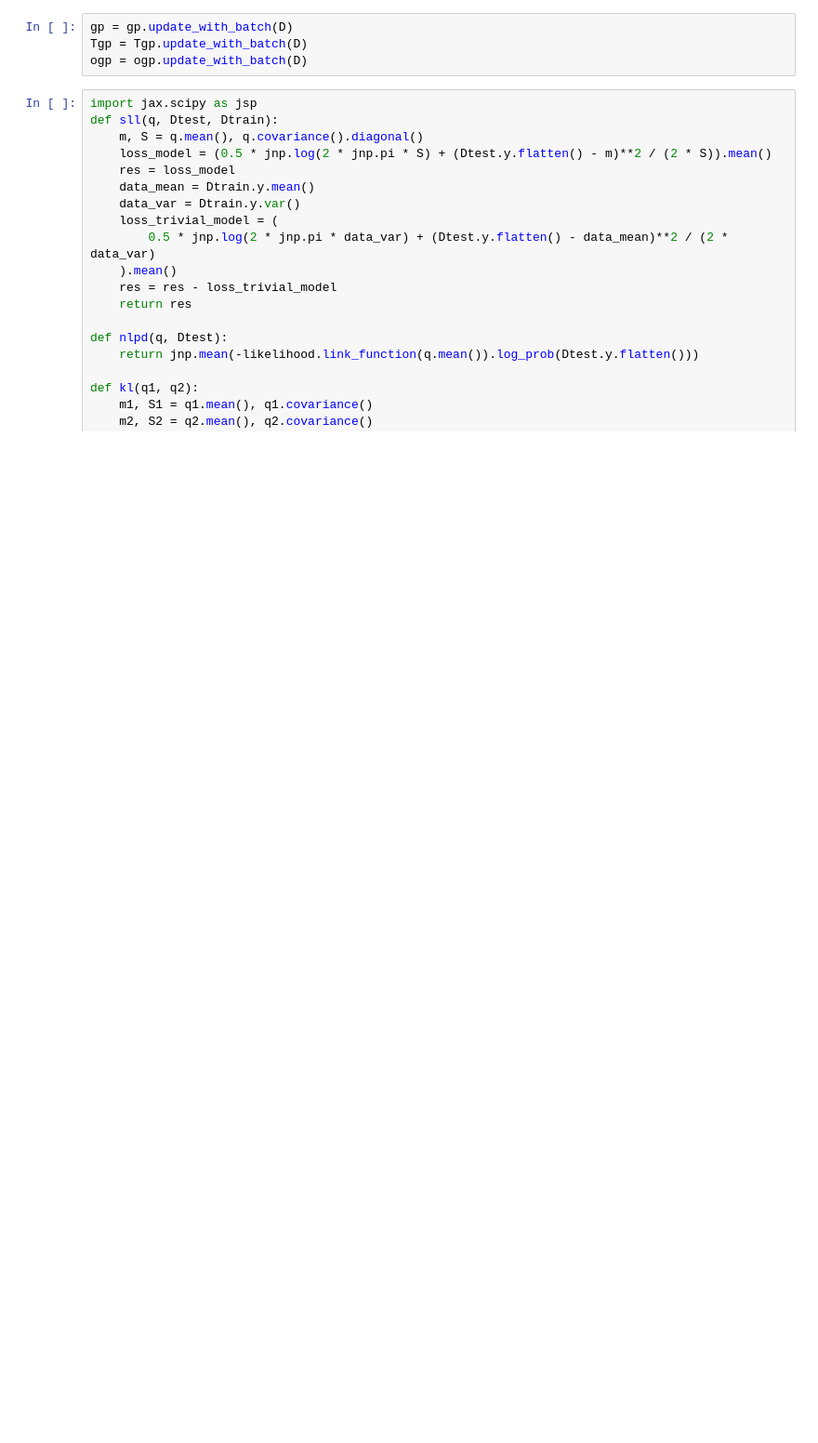
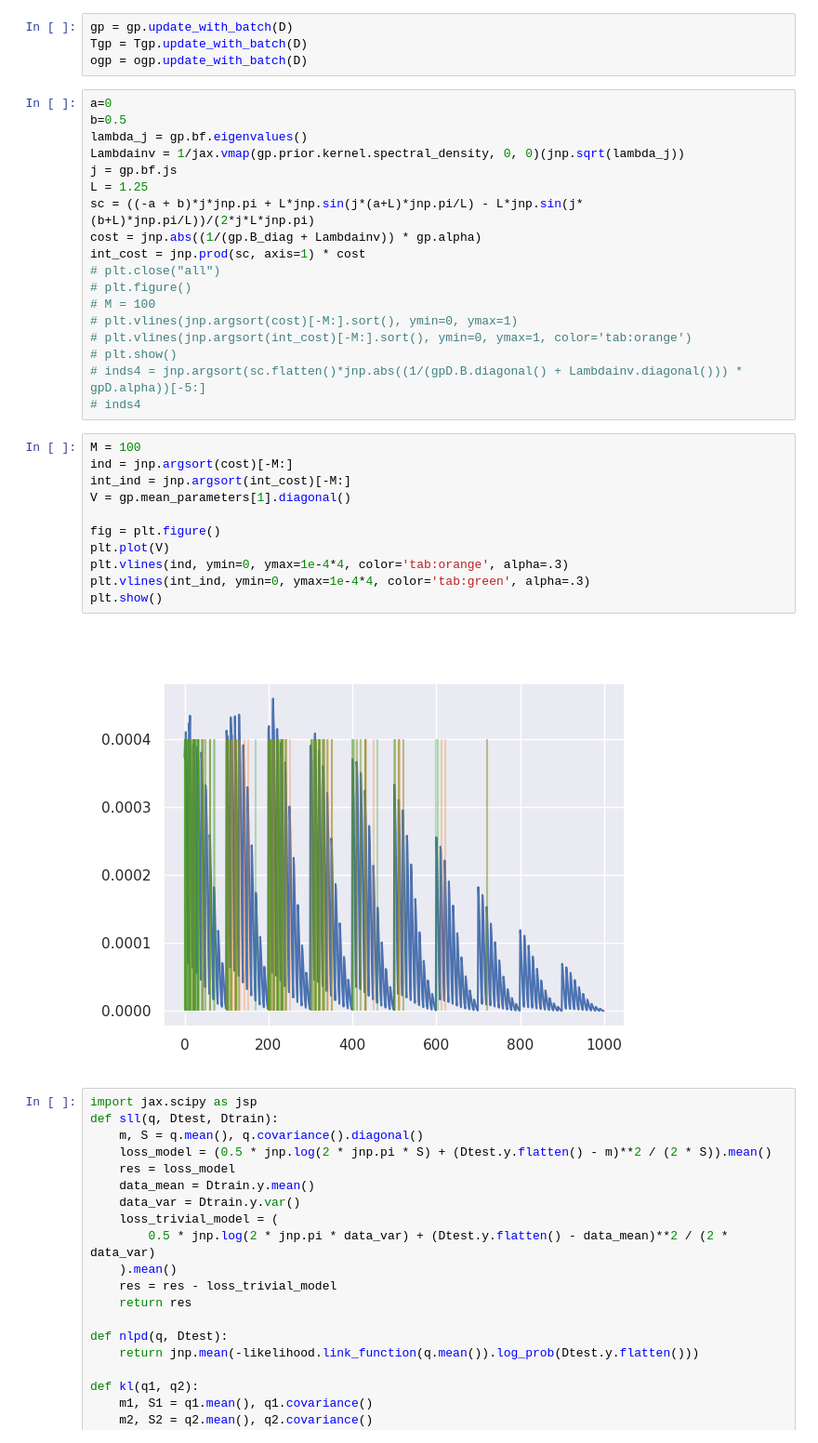
Before and after one commit to AOKullberg/fast-hgp, a Jupyter notebook: fast-hilbert-gps.ipynb, the cells around one changed output. Shown at 93% size. Saved outputs shown, nothing was run; the diff lists cells and outputs as text; blank space fills up the shorter version.

```diff
--- a/fast-hilbert-gps.ipynb
+++ b/fast-hilbert-gps.ipynb
@@ -456,6 +493,37 @@ type(gp).__name__
 gp = gp.update_with_batch(D)
 Tgp = Tgp.update_with_batch(D)
 ogp = ogp.update_with_batch(D)
+# %%
+a=0
+b=0.5
+lambda_j = gp.bf.eigenvalues()
+Lambdainv = 1/jax.vmap(gp.prior.kernel.spectral_density, 0, 0)(jnp.sqrt(lambda_j))
+j = gp.bf.js
+L = 1.25
+sc = ((-a + b)*j*jnp.pi + L*jnp.sin(j*(a+L)*jnp.pi/L) - L*jnp.sin(j*(b+L)*jnp.pi/L))/(2*j*L*jnp.pi)
+cost = jnp.abs((1/(gp.B_diag + Lambdainv)) * gp.alpha)
+int_cost = jnp.prod(sc, axis=1) * cost
+# plt.close("all")
+# plt.figure()
+# M = 100
+# plt.vlines(jnp.argsort(cost)[-M:].sort(), ymin=0, ymax=1)
+# plt.vlines(jnp.argsort(int_cost)[-M:].sort(), ymin=0, ymax=1, color='tab:orange')
+# plt.show()
+# inds4 = jnp.argsort(sc.flatten()*jnp.abs((1/(gpD.B.diagonal() + Lambdainv.diagonal())) * gpD.alpha))[-5:]
+# inds4
+# %%
+M = 100
+ind = jnp.argsort(cost)[-M:]
+int_ind = jnp.argsort(int_cost)[-M:]
+V = gp.mean_parameters[1].diagonal()
+
+fig = plt.figure()
+plt.plot(V)
+plt.vlines(ind, ymin=0, ymax=1e-4*4, color='tab:orange', alpha=.3)
+plt.vlines(int_ind, ymin=0, ymax=1e-4*4, color='tab:green', alpha=.3)
+plt.show()
+# %% [output]
+[figure, added]
 # %%
 import jax.scipy as jsp
 def sll(q, Dtest, Dtrain):
```
Also changed, not shown: parts of 10 cells of this notebook.
